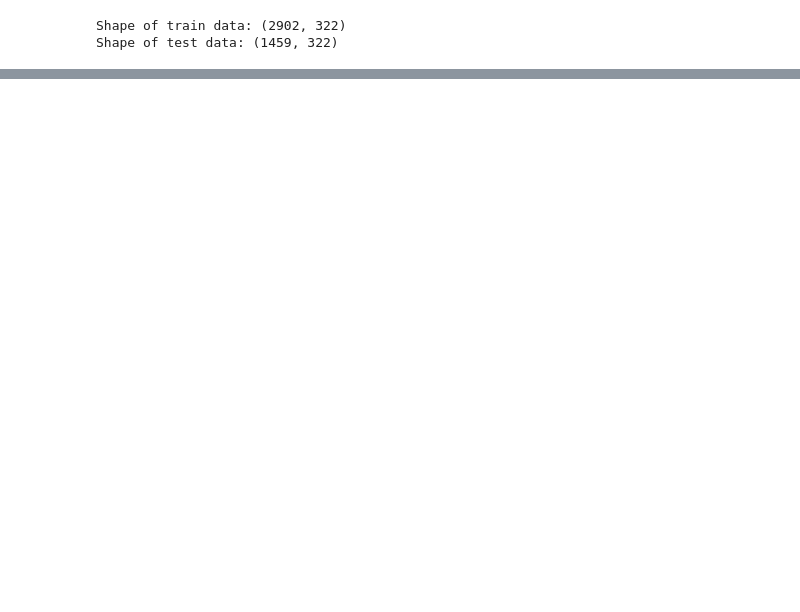
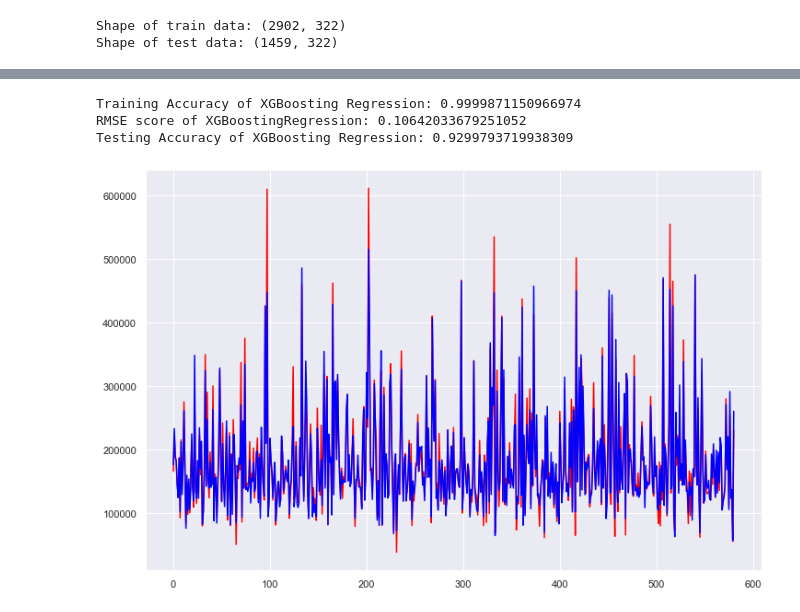
Before and after one commit to agrawalnaman/cmpe255-group8-housing-price-prediction, a Jupyter notebook: Housing Price Prediction Project.ipynb, the cells around one changed output, grey strips where cells are left out. Cells and saved outputs as stored; diff of their text form; code cells hidden in the pictures; blank space fills up the shorter version.

```diff
--- a/Housing Price Prediction Project.ipynb
+++ b/Housing Price Prediction Project.ipynb
@@ -680,0 +589,24 @@ print(value/20)
+# %%
+#XGBoost Regressor
+xgboostRegressorModel = xgb.XGBRegressor( n_estimators=1000,random_state =0)
+xgboostRegressorModel.fit(X_train,y_train)
+xgboost_trainscore=xgboostRegressorModel.score(X_train, y_train)
+print("Training Accuracy of XGBoosting Regression:",xgboost_trainscore)
+
+# Predict new result
+y_pred_xgbr = xgboostRegressorModel.predict(X_test)
+rms_xgb=sqrt(mean_squared_error(y_test,y_pred_xgbr))
+print("RMSE score of XGBoostingRegression:",rms_xgb)
+xgboost_testscore=xgboostRegressorModel.score(X_test, y_test)
+print("Testing Accuracy of XGBoosting Regression:",xgboost_testscore)
+
+# Plot y_test vs y_pred
+plt.figure(figsize=(12,8))
+plt.plot(np.exp(y_test), color='red')
+plt.plot(np.exp(y_pred_xgbr), color='blue')
+plt.show()
+# %% [output]
+Training Accuracy of XGBoosting Regression: 0.9999871150966974
+RMSE score of XGBoostingRegression: 0.10642033679251052
+Testing Accuracy of XGBoosting Regression: 0.9299793719938309
+[figure, added]
```
Also changed, not shown: parts of 28 cells of this notebook.
